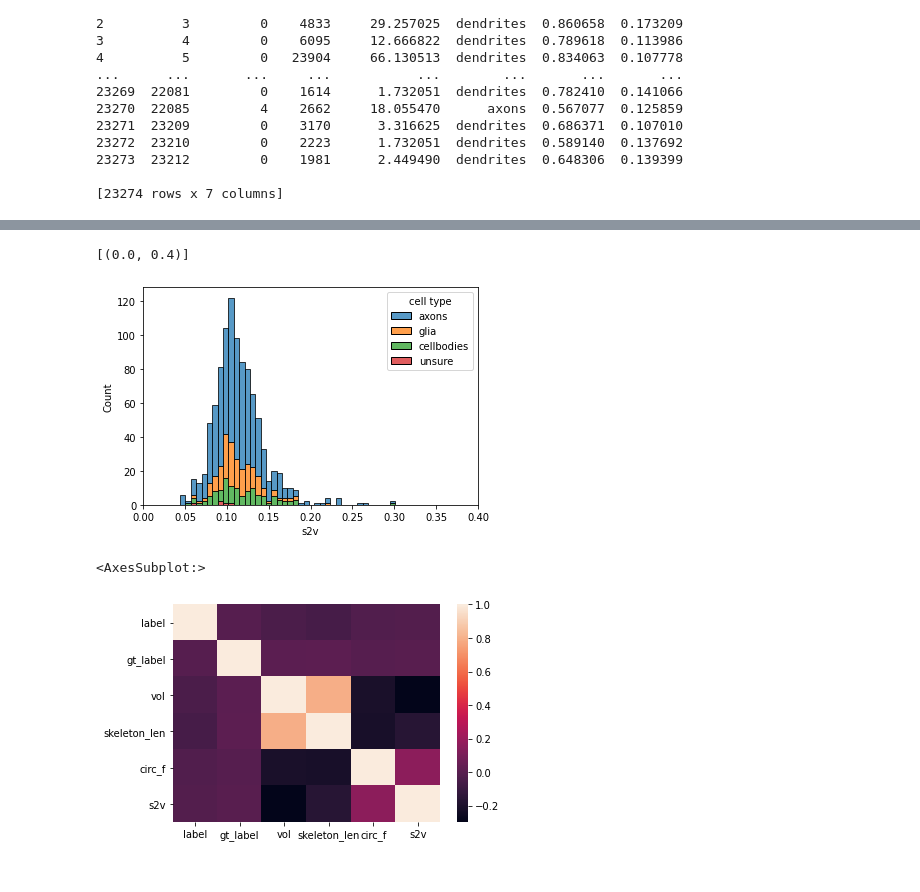
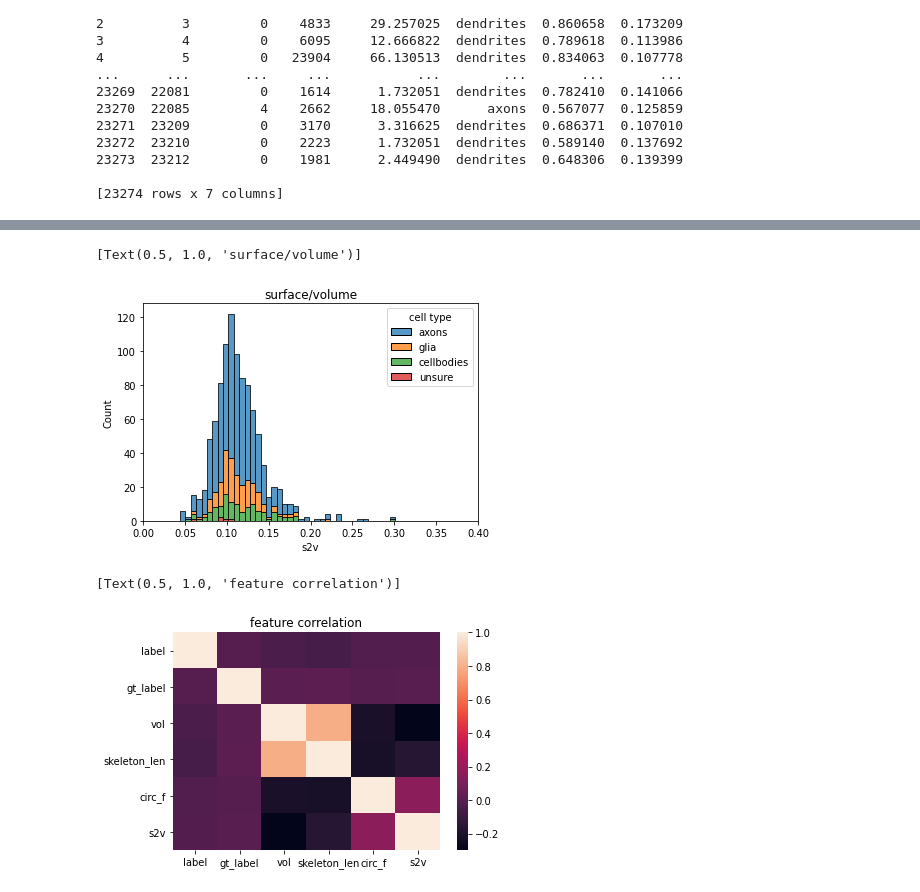
Before and after one commit to zoidberg77/EManalysis, a Jupyter notebook: notebooks/figures.ipynb, the cells around one changed output, grey strips where cells are left out. Saved outputs shown, nothing was run; the diff lists cells and outputs as text; code cells hidden in the pictures.

```diff
--- a/notebooks/figures.ipynb
+++ b/notebooks/figures.ipynb
@@ -114,17 +119,19 @@ hp.set(xlim=(0, 0.4))
 # %%
 hp = sb.histplot(data=dataset.loc[dataset['cell type'] != "dendrites"], x="s2v", hue="cell type", multiple="stack")
 hp.set(xlim=(0, 0.4))
+hp.set(title="surface/volume")
 # %% [output]
-[(0.0, 0.4)]
+[Text(0.5, 1.0, 'surface/volume')]
-[figure, old version]
+[figure, new version]
 # %%
 corr = dataset.corr()
-sb.heatmap(corr,
+hp = sb.heatmap(corr,
         xticklabels=corr.columns,
         yticklabels=corr.columns, cmap="rocket")
+hp.set(title="feature correlation")
 # %% [output]
-<AxesSubplot:>
+[Text(0.5, 1.0, 'feature correlation')]
-[figure, old version]
+[figure, new version]
 # %%
 plt.figure(figsize=(50,40))
 
```
Also changed, not shown: parts of 8 cells of this notebook, 1 other file.
